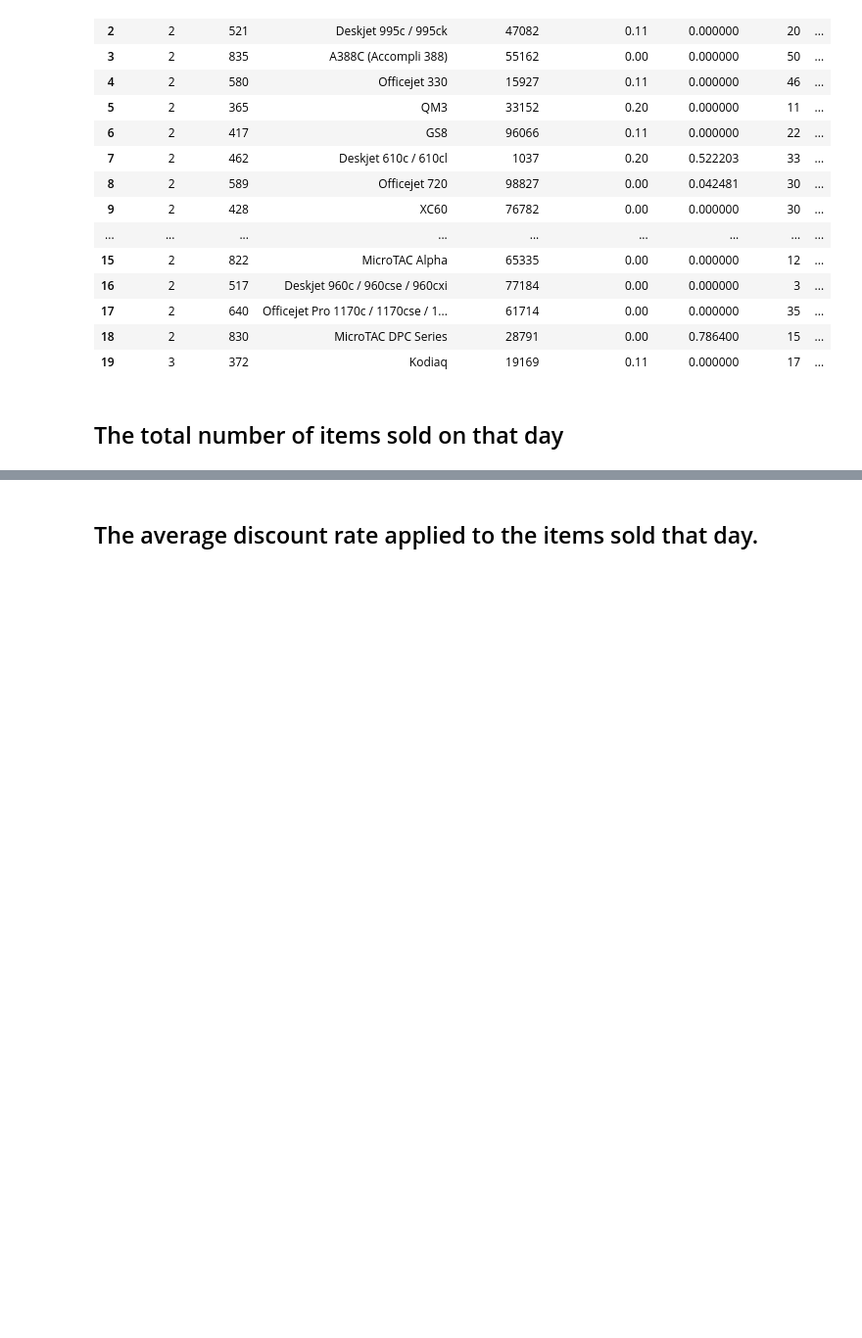
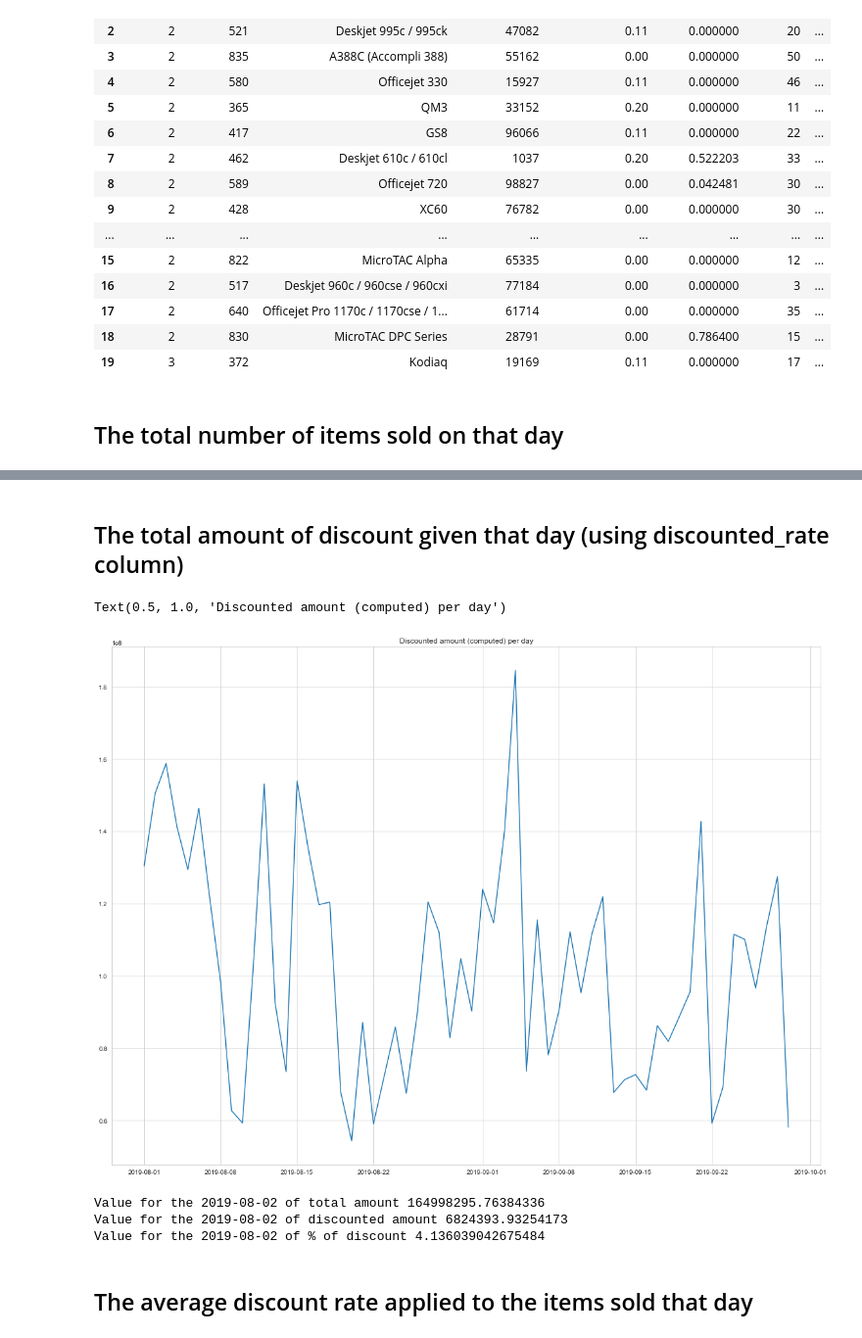
Before and after one commit to asaidomar/suade_test, a Jupyter notebook: data_analyse.ipynb, the cells around one changed output, grey strips where cells are left out. Shown: that part at 98% size. Cells and saved outputs as stored; diff of their text form; code cells hidden in the pictures; blank space fills up the shorter version.

```diff
--- a/data_analyse.ipynb
+++ b/data_analyse.ipynb
@@ -144,0 +210,2 @@ px.line(x=discounted_day.index, y=discounted_day.values, title="Discounted amoun
+# %% [markdown]
+## The total amount of discount given that day (using discounted_rate column)
@@ -145,2 +216,20 @@ px.line(x=discounted_day.index, y=discounted_day.values, title="Discounted amoun
+# %%
+plt.figure(figsize=(20,15))
+ax_discount_amount = sns.lineplot(data=discounted_day)
+ax_discount_amount.set_title('Discounted amount (computed) per day')
+# %% [output]
+Text(0.5, 1.0, 'Discounted amount (computed) per day')
+[figure, added]
+# %%
+
+print("Value for the 2019-08-02 of total amount", computed_total_amount[get_date("2019-08-02")])
+print("Value for the 2019-08-02 of discounted amount", computed_discounted_day[get_date("2019-08-02")])
+
+print("Value for the 2019-08-02 of % of discount",
+      computed_discounted_day[get_date("2019-08-02")]/computed_total_amount[get_date("2019-08-02")]*100)
+# %% [output]
+Value for the 2019-08-02 of total amount 164998295.76384336
+Value for the 2019-08-02 of discounted amount 6824393.93254173
+Value for the 2019-08-02 of % of discount 4.136039042675484
 # %% [markdown]
-## The average discount rate applied to the items sold that day.
+## The average discount rate applied to the items sold that day
```
Also changed, not shown: parts of 29 cells of this notebook, 11 other files.
